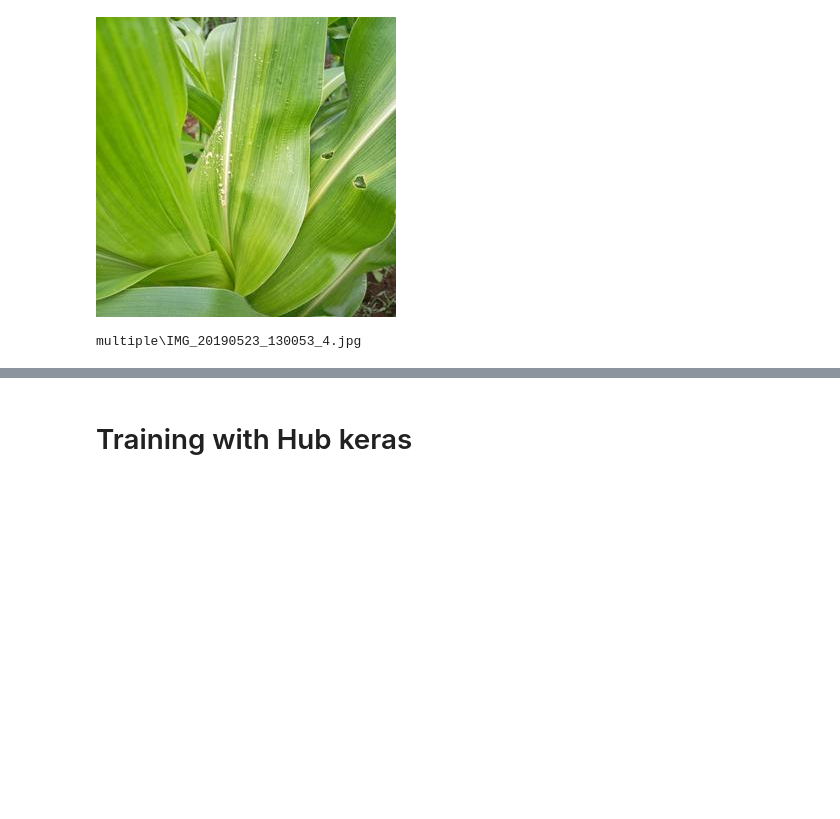
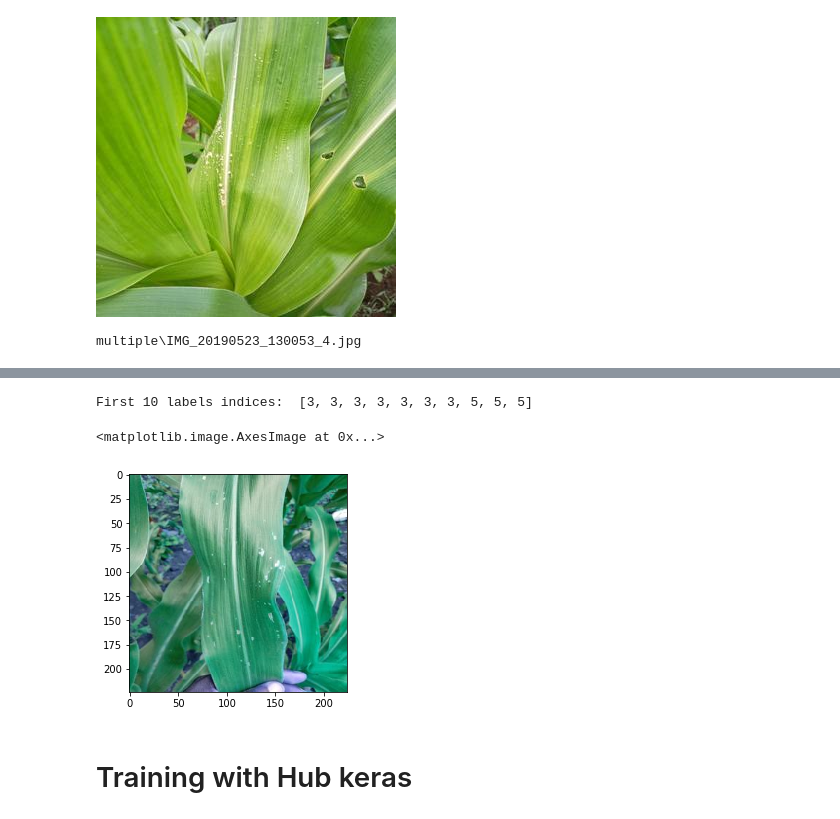
Before and after one commit to kongaevans/MaizeDiseases, a Jupyter notebook: maize_disease_classification.ipynb, the cells around one changed output, grey strips where cells are left out. Saved outputs shown, nothing was run; the diff lists cells and outputs as text; code cells hidden in the pictures; blank space fills up the shorter version.

```diff
--- a/maize_disease_classification.ipynb
+++ b/maize_disease_classification.ipynb
@@ -62,6 +59,13 @@ distribution
 dataroot = pathlib.Path(datadir)
 all_images = dataroot.glob("*/*")
 all_images = [str(path) for path in all_images]
+# %%
+all_image_paths = []
+for i in all_images:
+    if i == 'data/fall army worm/.ipynb_checkpoints':
+        del i
+    else:
+        all_image_paths.append(i)
 # %%
 image_count = len(all_images)
 image_count
@@ -105,3 +139,22 @@ multiple\IMG_20190523_130053_4.jpg
+# %%
+all_image_labels = [label_to_index[pathlib.Path(path).parent.name]
+                    for path in all_image_paths]
+
+print("First 10 labels indices: ", all_image_labels[:10])
+# %% [output]
+First 10 labels indices:  [3, 3, 3, 3, 3, 3, 3, 5, 5, 5]
+# %%
+# load images
+image_array = []
+for i in all_image_paths:
+    img = cv2.imread(i)
+    img_array = cv2.resize(img,(224,224),3)
+    image_array.append(img_array)
+# %%
+plt.imshow(image_array[30])
+# %% [output]
+<matplotlib.image.AxesImage at 0x...>
+[figure, added]
 # %%
 # loading images
 datagen = ImageDataGenerator(horizontal_flip=True,rotation_range=0.5,rescale=1/255.0)
```
Also changed, not shown: parts of 18 cells of this notebook, 3 other files.
